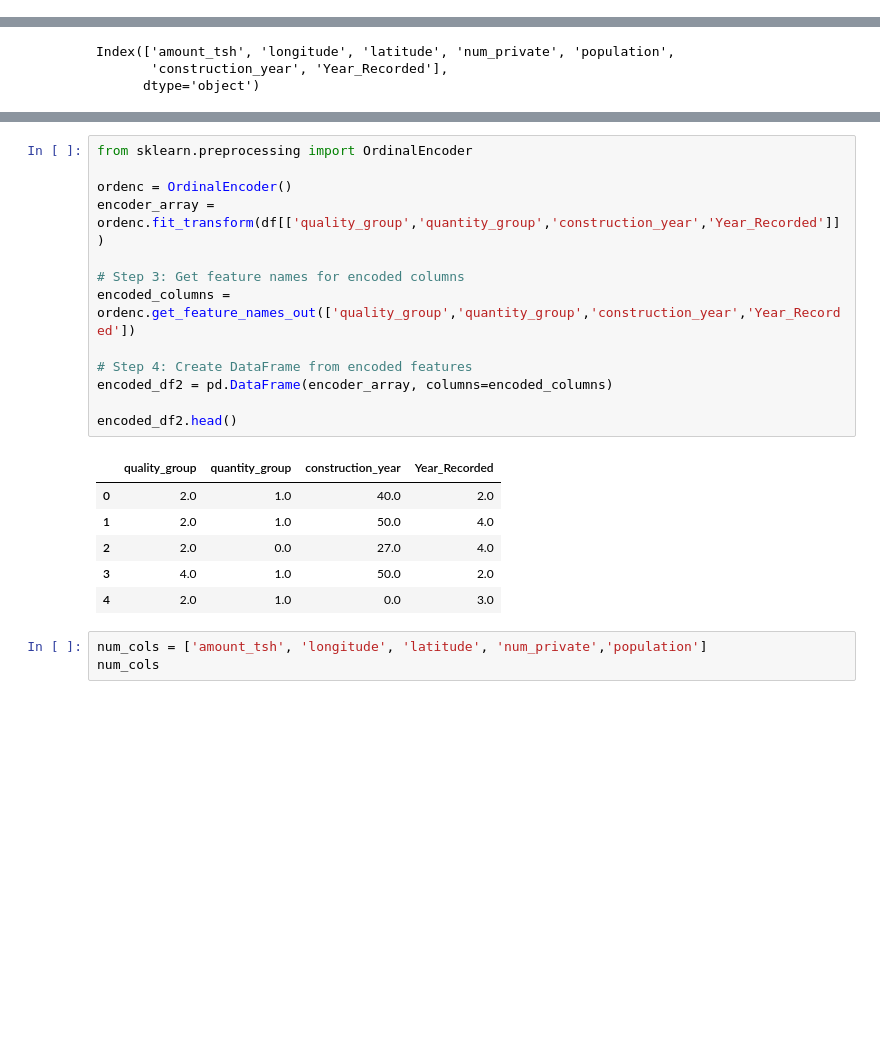
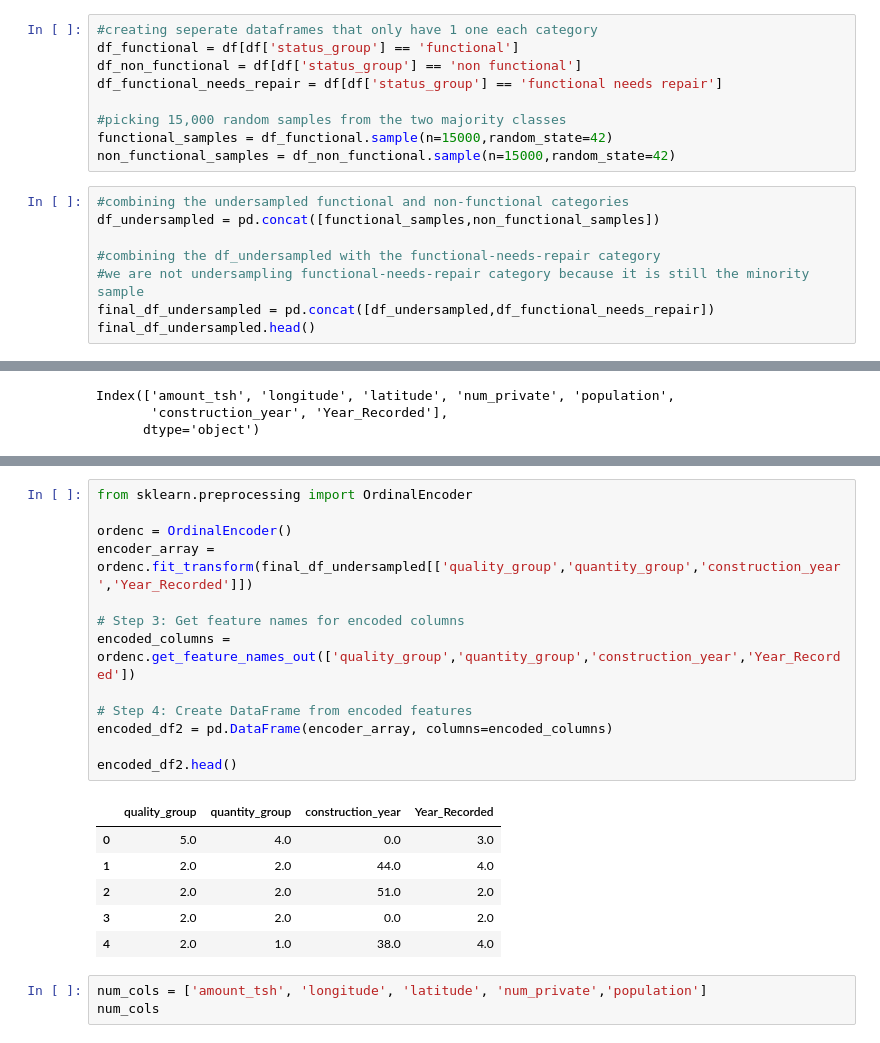
Before and after one commit to FrancisNdirangu/Pump_it_up_Dataset, a Jupyter notebook: notebook.ipynb, the cells around one changed output, grey strips where cells are left out. Drawn from its saved outputs; the diff is of its cells as text; blank space fills up the shorter version.

```diff
--- a/notebook.ipynb
+++ b/notebook.ipynb
@@ -504,0 +542,17 @@ df.select_dtypes('object').head()
+# %%
+#creating seperate dataframes that only have 1 one each category
+df_functional = df[df['status_group'] == 'functional']
+df_non_functional = df[df['status_group'] == 'non functional']
+df_functional_needs_repair = df[df['status_group'] == 'functional needs repair']
+
+#picking 15,000 random samples from the two majority classes
+functional_samples = df_functional.sample(n=15000,random_state=42)
+non_functional_samples = df_non_functional.sample(n=15000,random_state=42)
+# %%
+#combining the undersampled functional and non-functional categories
+df_undersampled = pd.concat([functional_samples,non_functional_samples])
+
+#combining the df_undersampled with the functional-needs-repair category
+#we are not undersampling functional-needs-repair category because it is still the minority sample
+final_df_undersampled = pd.concat([df_undersampled,df_functional_needs_repair])
+final_df_undersampled.head()
@@ -545,23 +618,23 @@ encoded_df.head()
 # %%
 from sklearn.preprocessing import OrdinalEncoder
 
 ordenc = OrdinalEncoder()
-encoder_array = ordenc.fit_transform(df[['quality_group','quantity_group','construction_year','Year_Recorded']])
+encoder_array = ordenc.fit_transform(final_df_undersampled[['quality_group','quantity_group','construction_year','Year_Recorded']])
 
 # Step 3: Get feature names for encoded columns
 encoded_columns = ordenc.get_feature_names_out(['quality_group','quantity_group','construction_year','Year_Recorded'])
 
 # Step 4: Create DataFrame from encoded features
 encoded_df2 = pd.DataFrame(encoder_array, columns=encoded_columns)
 
 encoded_df2.head()
 # %% [output]
 |  | quality_group | quantity_group | construction_year | Year_Recorded |
-| 0 | 2.0 | 1.0 | 40.0 | 2.0 |
-| 1 | 2.0 | 1.0 | 50.0 | 4.0 |
-| 2 | 2.0 | 0.0 | 27.0 | 4.0 |
-| 3 | 4.0 | 1.0 | 50.0 | 2.0 |
-| 4 | 2.0 | 1.0 | 0.0 | 3.0 |
+| 0 | 5.0 | 4.0 | 0.0 | 3.0 |
+| 1 | 2.0 | 2.0 | 44.0 | 4.0 |
+| 2 | 2.0 | 2.0 | 51.0 | 2.0 |
+| 3 | 2.0 | 2.0 | 0.0 | 2.0 |
+| 4 | 2.0 | 1.0 | 38.0 | 4.0 |
 # %%
 num_cols = ['amount_tsh', 'longitude', 'latitude', 'num_private','population']
 num_cols
```
Also changed, not shown: parts of 21 cells of this notebook.
